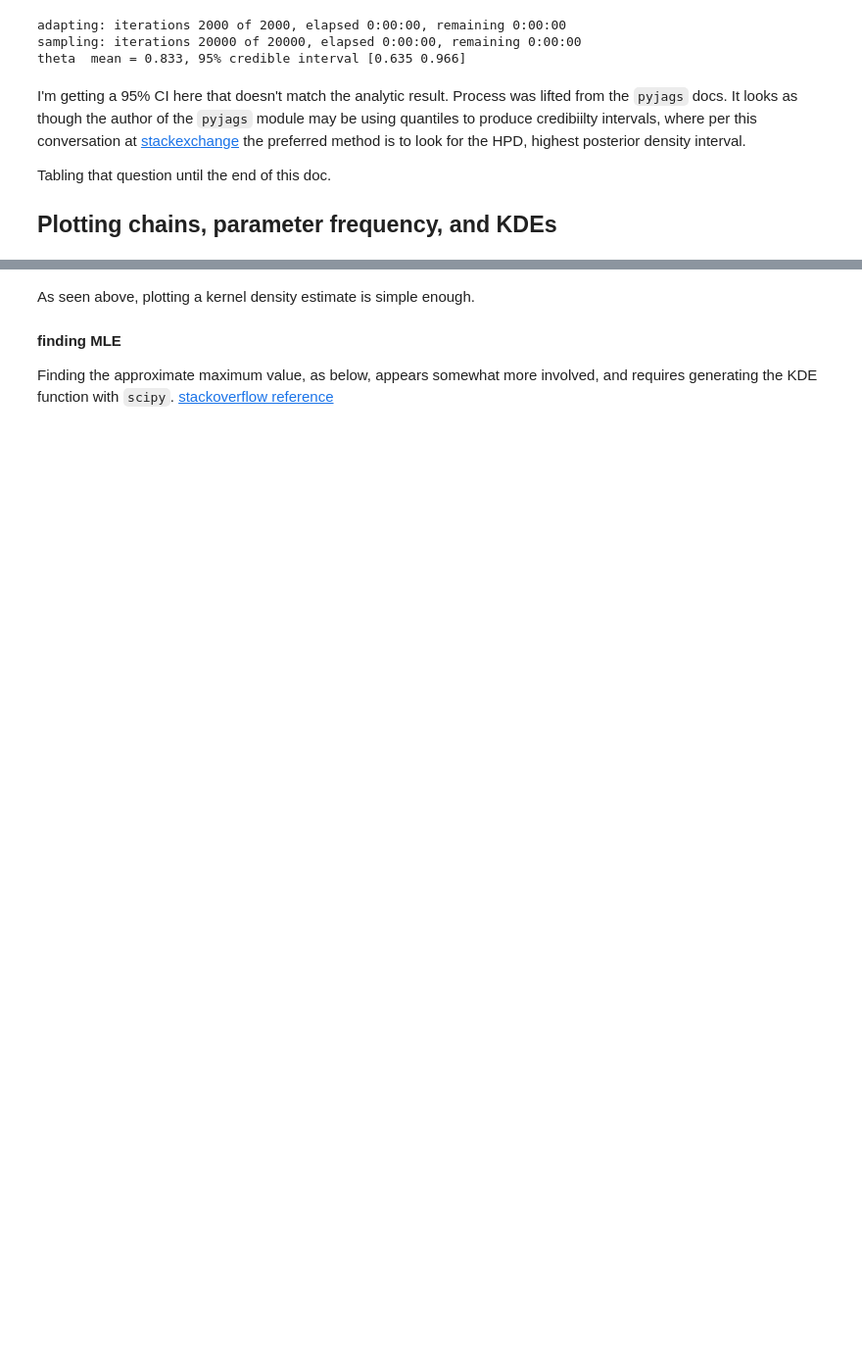
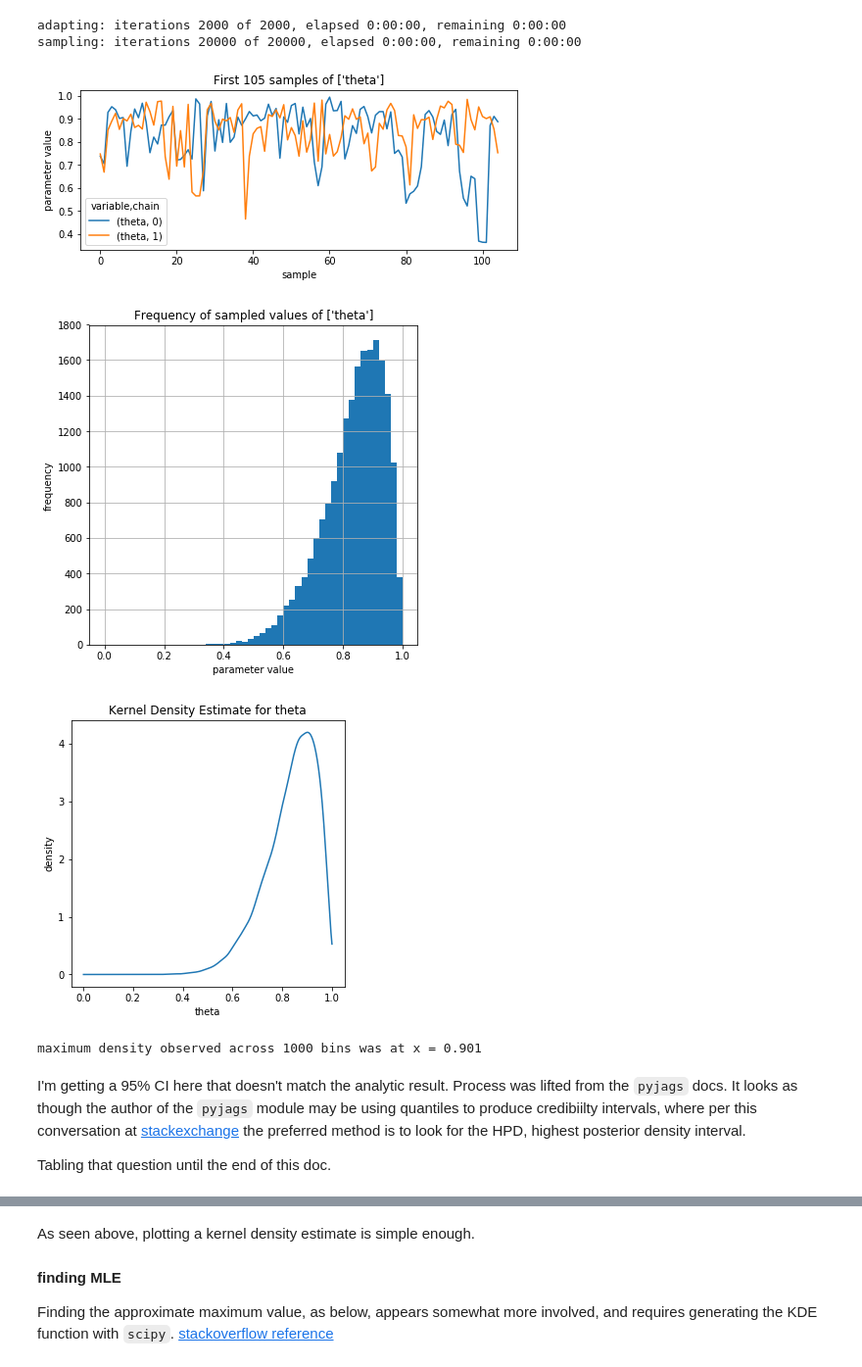
Before and after one commit to icushman/pjBCM, a Jupyter notebook: introduction/intro.ipynb, the cells around one changed output, grey strips where cells are left out. Shown at 98% size. Drawn from its saved outputs; the diff is of its cells as text; code cells hidden in the pictures; blank space fills up the shorter version.

```diff
--- a/introduction/intro.ipynb
+++ b/introduction/intro.ipynb
@@ -14,33 +19,30 @@ nsamples = 10000
 k = 9
 n = 10
 
-c0_init = .1
-c1_init = .9
-
-inits = [.5 for i in range(nchains)]
-
-init_seq = [{'theta':inits[i]} for i in range(nchains)]
+model_handler = model_spec(model="Rate_1.txt")
 
 
-model = pyjags.Model(file='model_definition.txt', data=dict(k=k, n=n), chains=nchains, init=init_seq)
-samples = model.sample(nsamples, vars=['theta'])
 
-def summary(samples, varname, p=95):
-    values = samples[varname]
-    ci = np.percentile(values, [100-p, p])
-    print('{:<6} mean = {:>5.3f}, {}% credible interval [{:>4.3f} {:>4.3f}]'.format(
-      varname, np.mean(values), p, *ci))
+model = pyjags.Model(code=model_handler.model, data=dict(k=k, n=n), chains=nchains, init=None)
+samples = model.sample(nsamples, vars=['theta','k'])
 
-for varname in ['theta']:
-    summary(samples, varname)
+#insert a credible interval function here, once that's resolved.
 # %% [output]
 adapting: iterations 2000 of 2000, elapsed 0:00:00, remaining 0:00:00
 sampling: iterations 20000 of 20000, elapsed 0:00:00, remaining 0:00:00
-theta  mean = 0.833, 95% credible interval [0.635 0.966]
+# %%
+viz = visualizer(samples)
+
+viz.chains('theta', range=105)
+viz.hist('theta')
+viz.kde('theta', showmax=True)
+# %% [output]
+[figure, added]
+[figure, added]
+[figure, added]
+maximum density observed across 1000 bins was at x = 0.901
 # %% [markdown]
 I'm getting a 95% CI here that doesn't match the analytic result. Process was lifted from the `pyjags` docs. It looks as though the author of the `pyjags` module may be using quantiles to produce credibiilty intervals, where per this conversation at [stackexchange](https://stats.stackexchange.com/questions/240749/how-to-find-95-credible-interval) the preferred method is to look for the HPD, highest posterior density interval.
 
 Tabling that question until the end of this doc.
-
-## Plotting chains, parameter frequency, and KDEs
 # %% [markdown]
```
Also changed, not shown: parts of 8 cells of this notebook, 5 other files.
